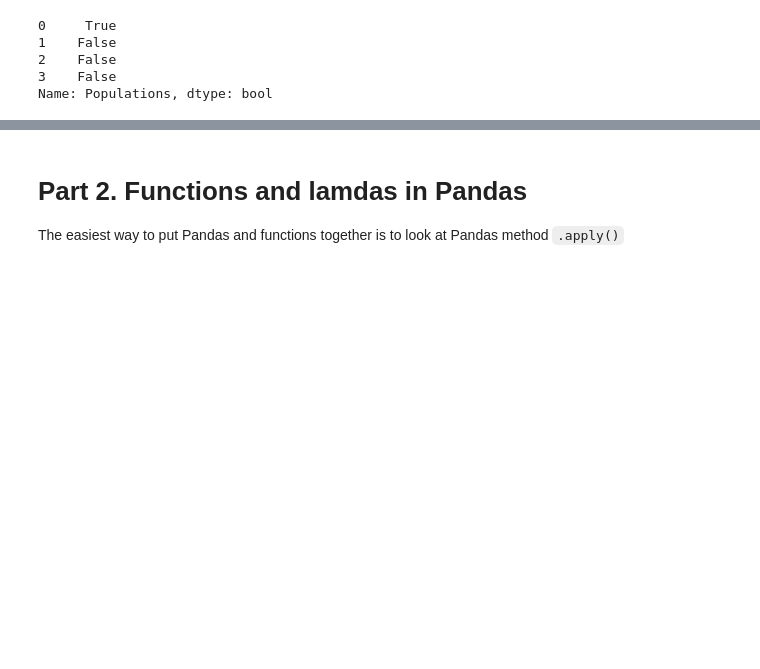
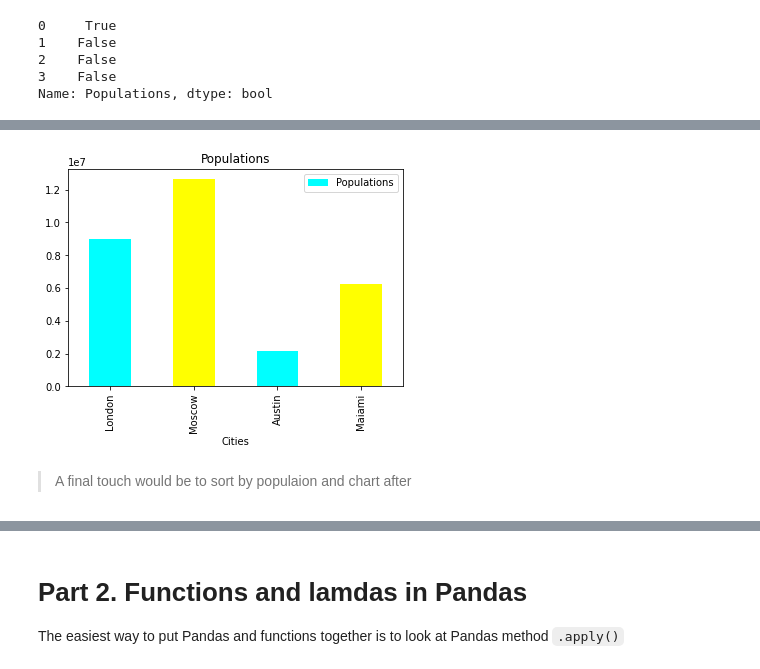
Before and after one commit to EDGENortheastern/recap-solved, a Jupyter notebook: recap.ipynb, the cells around one changed output, grey strips where cells are left out. Cells and saved outputs as stored; diff of their text form; code cells hidden in the pictures; blank space fills up the shorter version.

Commit message:
Adds final touches

```diff
--- a/recap.ipynb
+++ b/recap.ipynb
@@ -171,0 +206,4 @@ Name: Populations, dtype: bool
+# %%
+pop_df['Populations'] = pop_df['Populations'].str.replace(',', '')
+# %%
+pop_df['Populations'] = pop_df['Populations'].str.replace('.', '')
@@ -171,0 +218,2 @@ Name: Populations, dtype: bool
+# %%
+pop_df['Populations'] = pop_df['Populations'].astype(int)
@@ -171,0 +230,2 @@ Name: Populations, dtype: bool
+# %%
+pop_df['Cities'] = pop_df['Cities'].apply(lambda name: name.capitalize())
@@ -171,0 +240,6 @@ Name: Populations, dtype: bool
+# %%
+fig = pop_df.plot.bar(x='Cities', y='Populations', color=['cyan','yellow'], title='Populations')
+# %% [output]
+[figure, added]
+# %% [markdown]
+> A final touch would be to sort by populaion and chart after
```
Also changed, not shown: parts of 34 cells of this notebook.
